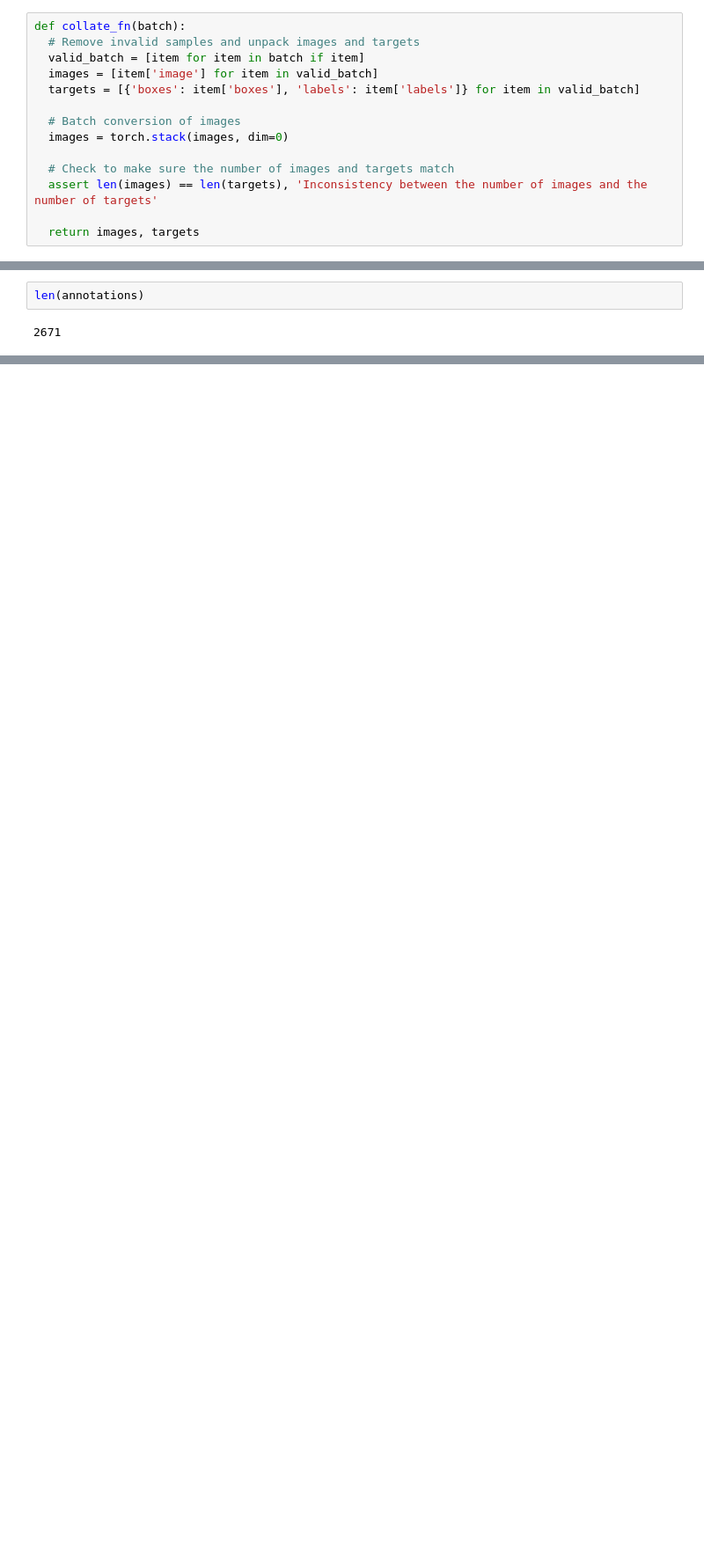
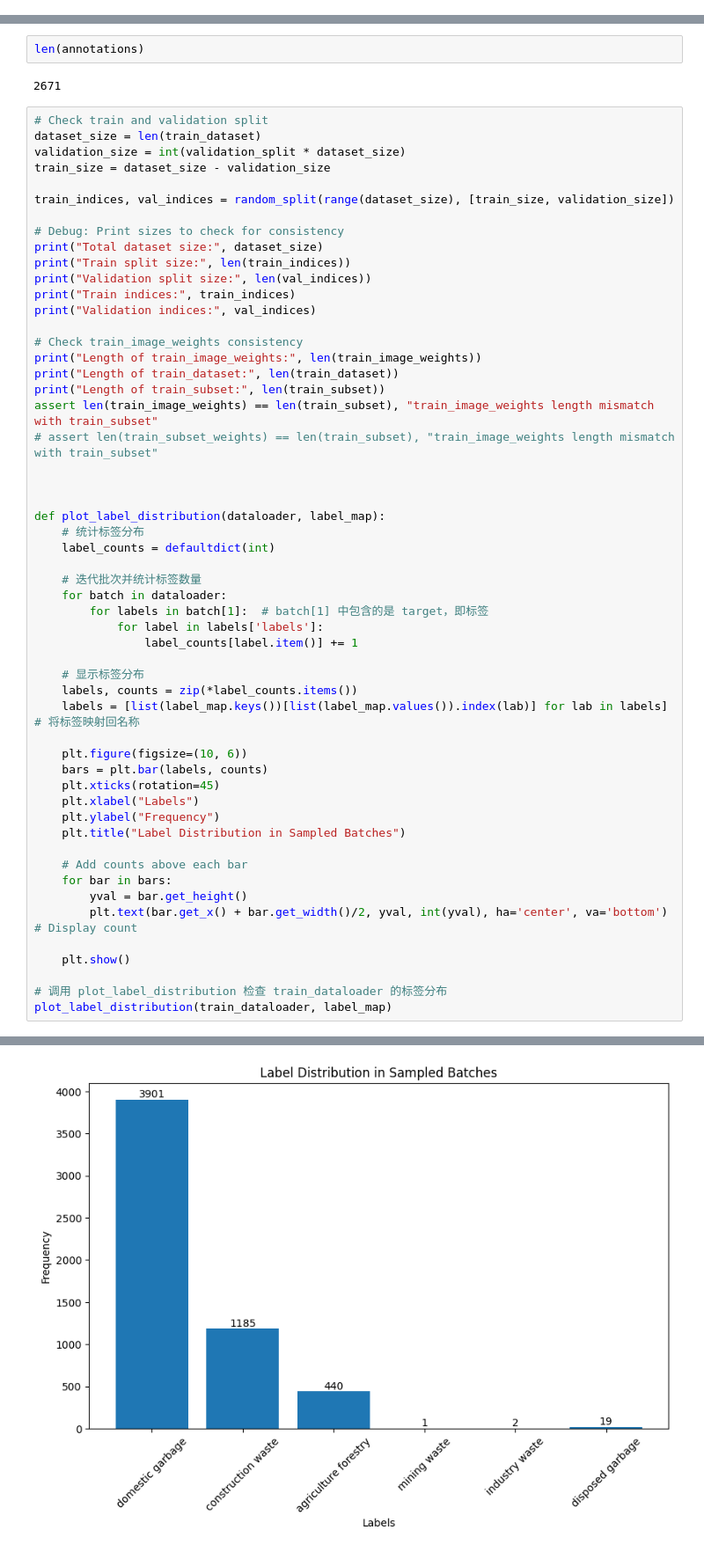
Before and after one commit to Doloreszjx/9444_Dumpsite_Monitoring, a Jupyter notebook: 9444_dumpsite_yolov8.ipynb, the cells around one changed output, grey strips where cells are left out. Shown at 88% size. Saved outputs shown, nothing was run; the diff lists cells and outputs as text; blank space fills up the shorter version.

Commit message:
update processing dataset

```diff
--- a/9444_dumpsite_yolov8.ipynb
+++ b/9444_dumpsite_yolov8.ipynb
@@ -443,17 +436,3 @@ Validation Dataset Processed 201/534: Image ID N90280
 Validation Dataset Processed 301/534: Image ID 60401
 Validation Dataset Processed 401/534: Image ID 60478
 Validation Dataset Processed 501/534: Image ID DB3042
-# %%
-def collate_fn(batch):
-  # Remove invalid samples and unpack images and targets
-  valid_batch = [item for item in batch if item]
-  images = [item['image'] for item in valid_batch]
-  targets = [{'boxes': item['boxes'], 'labels': item['labels']} for item in valid_batch]
-
-  # Batch conversion of images
-  images = torch.stack(images, dim=0)
-
-  # Check to make sure the number of images and targets match
-  assert len(images) == len(targets), 'Inconsistency between the number of images and the number of targets'
-
-  return images, targets
@@ -551,3 +676,58 @@ data_infos (train): Image 2601/2671 processed - N90234
 len(annotations)
 # %% [output]
 2671
+# %%
+# Check train and validation split
+dataset_size = len(train_dataset)
+validation_size = int(validation_split * dataset_size)
+train_size = dataset_size - validation_size
+
+train_indices, val_indices = random_split(range(dataset_size), [train_size, validation_size])
+
+# Debug: Print sizes to check for consistency
+print("Total dataset size:", dataset_size)
+print("Train split size:", len(train_indices))
+print("Validation split size:", len(val_indices))
+print("Train indices:", train_indices)
+print("Validation indices:", val_indices)
+
+# Check train_image_weights consistency
+print("Length of train_image_weights:", len(train_image_weights))
+print("Length of train_dataset:", len(train_dataset))
+print("Length of train_subset:", len(train_subset))
+assert len(train_image_weights) == len(train_subset), "train_image_weights length mismatch with train_subset"
+# assert len(train_subset_weights) == len(train_subset), "train_image_weights length mismatch with train_subset"
+
+
+
+def plot_label_distribution(dataloader, label_map):
+    # 统计标签分布
+    label_counts = defaultdict(int)
+
+    # 迭代批次并统计标签数量
+    for batch in dataloader:
+        for labels in batch[1]:  # batch[1] 中包含的是 target，即标签
+            for label in labels['labels']:
+                label_counts[label.item()] += 1
+
+    # 显示标签分布
+    labels, counts = zip(*label_counts.items())
+    labels = [list(label_map.keys())[list(label_map.values()).index(lab)] for lab in labels]  # 将标签映射回名称
+
+    plt.figure(figsize=(10, 6))
+    bars = plt.bar(labels, counts)
+    plt.xticks(rotation=45)
+    plt.xlabel("Labels")
+    plt.ylabel("Frequency")
+    plt.title("Label Distribution in Sampled Batches")
+
+    # Add counts above each bar
+    for bar in bars:
+        yval = bar.get_height()
+        plt.text(bar.get_x() + bar.get_width()/2, yval, int(yval), ha='center', va='bottom')  # Display count
+
+    plt.show()
+
+# 调用 plot_label_distribution 检查 train_dataloader 的标签分布
+plot_label_distribution(train_dataloader, label_map)
+# %% [output]
@@ -554,3 +742,4 @@ len(annotations)
+[figure, added]
 # %%
 def unnormalize(image, mean=[0.485, 0.456, 0.406], std=[0.229, 0.224, 0.225]):
   mean = torch.tensor(mean)[:, None, None]
```
Also changed, not shown: parts of 14 cells of this notebook.
